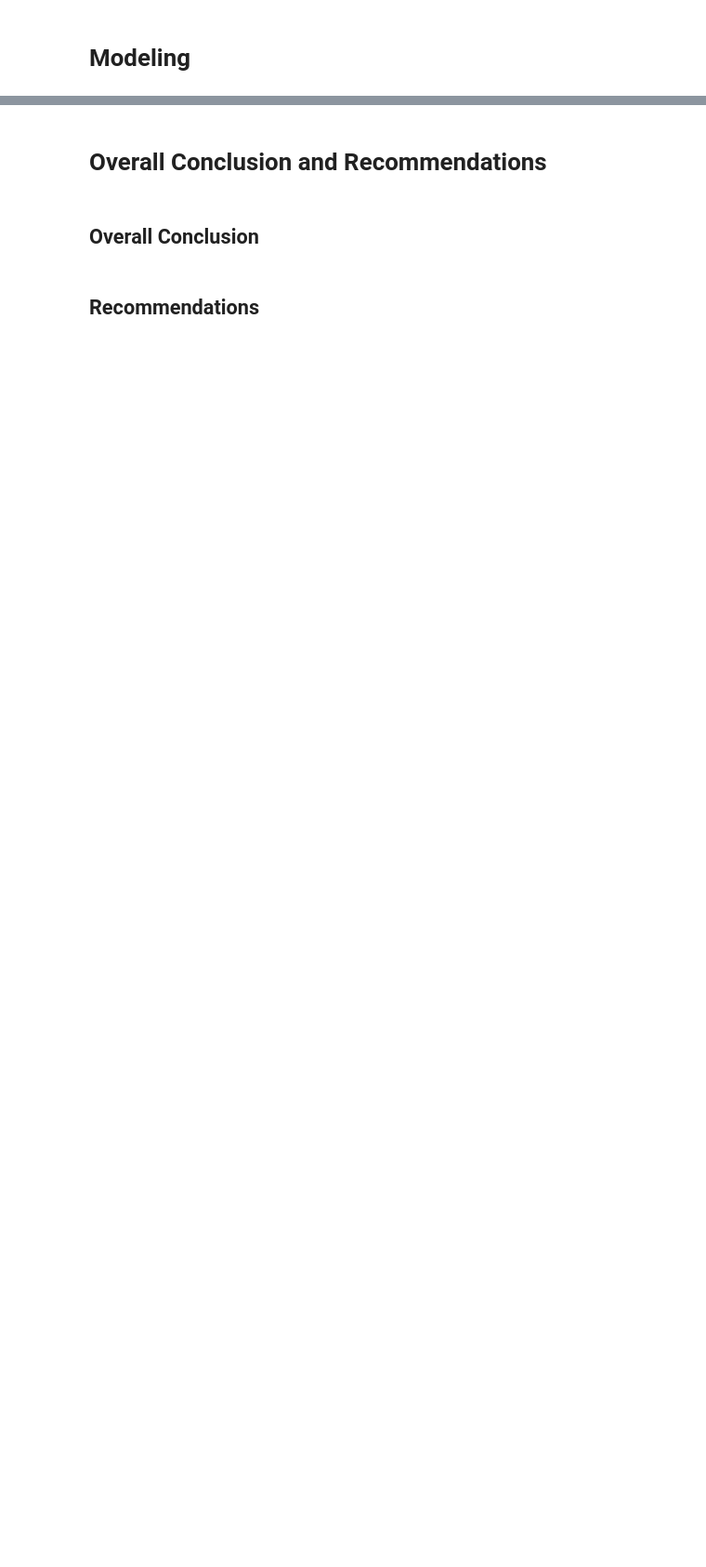
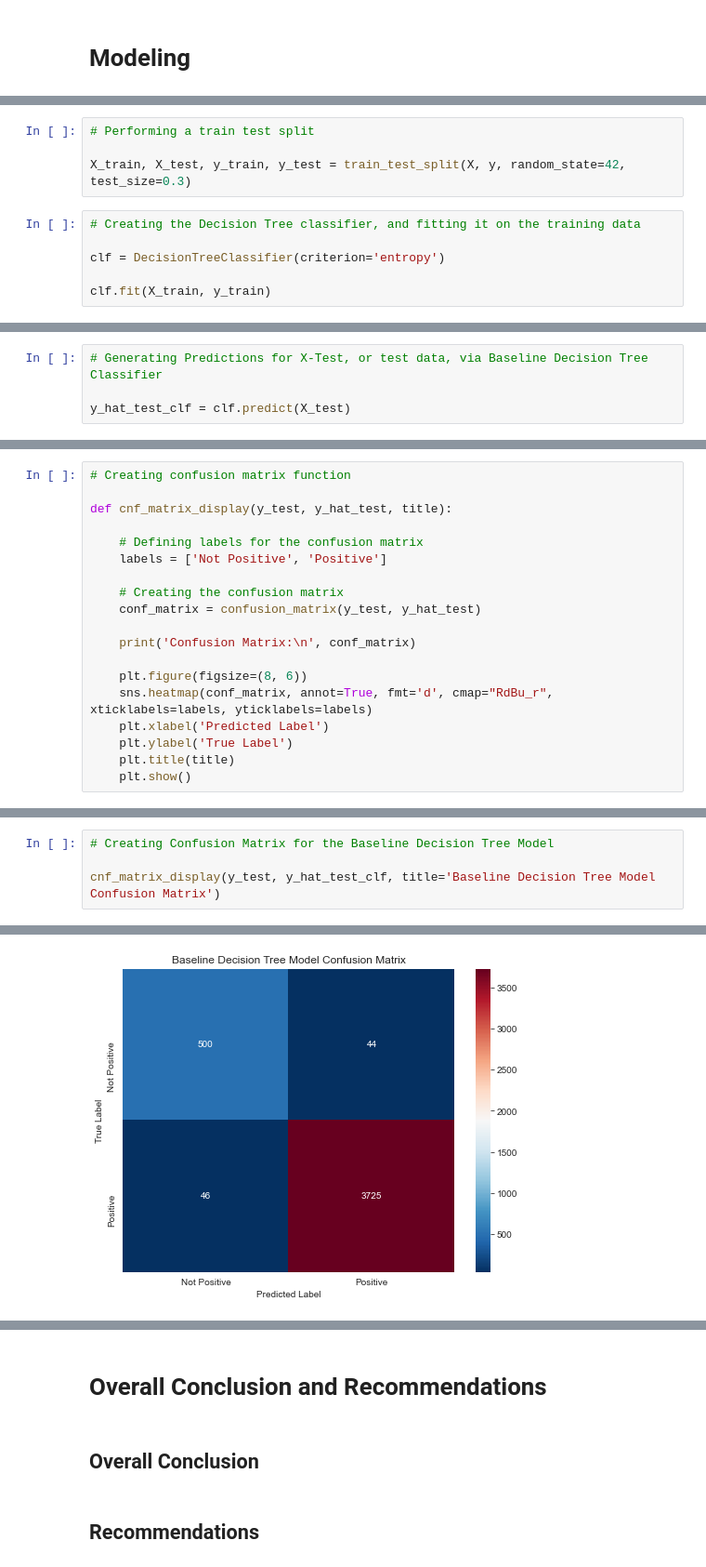
Before and after one commit to keithotuomagie/credit_card_fraud_model, a Jupyter notebook: notebook.ipynb, the cells around one changed output, grey strips where cells are left out. Shown at 93% size. Drawn from its saved outputs; the diff is of its cells as text; blank space fills up the shorter version.

Commit message:
Notebook | Updating Modeling

```diff
--- a/notebook.ipynb
+++ b/notebook.ipynb
@@ -1213,0 +1771,10 @@ fraud_df.info()
+# %%
+# Performing a train test split
+
+X_train, X_test, y_train, y_test = train_test_split(X, y, random_state=42, test_size=0.3)
+# %%
+# Creating the Decision Tree classifier, and fitting it on the training data
+
+clf = DecisionTreeClassifier(criterion='entropy')
+
+clf.fit(X_train, y_train)
@@ -1213,0 +1787,4 @@ fraud_df.info()
+# %%
+# Generating Predictions for X-Test, or test data, via Baseline Decision Tree Classifier
+
+y_hat_test_clf = clf.predict(X_test)
@@ -1213,0 +1823,19 @@ fraud_df.info()
+# %%
+# Creating confusion matrix function
+
+def cnf_matrix_display(y_test, y_hat_test, title):
+
+    # Defining labels for the confusion matrix
+    labels = ['Not Positive', 'Positive']
+
+    # Creating the confusion matrix
+    conf_matrix = confusion_matrix(y_test, y_hat_test)
+
+    print('Confusion Matrix:\n', conf_matrix)
+
+    plt.figure(figsize=(8, 6))
+    sns.heatmap(conf_matrix, annot=True, fmt='d', cmap="RdBu_r", xticklabels=labels, yticklabels=labels)
+    plt.xlabel('Predicted Label')
+    plt.ylabel('True Label')
+    plt.title(title)
+    plt.show()
@@ -1213,0 +1904,5 @@ fraud_df.info()
+# %%
+# Creating Confusion Matrix for the Baseline Decision Tree Model
+
+cnf_matrix_display(y_test, y_hat_test_clf, title='Baseline Decision Tree Model Confusion Matrix')
+# %% [output]
@@ -1213,0 +1912 @@ fraud_df.info()
+[figure, added]
```
Also changed, not shown: parts of 67 cells of this notebook.
